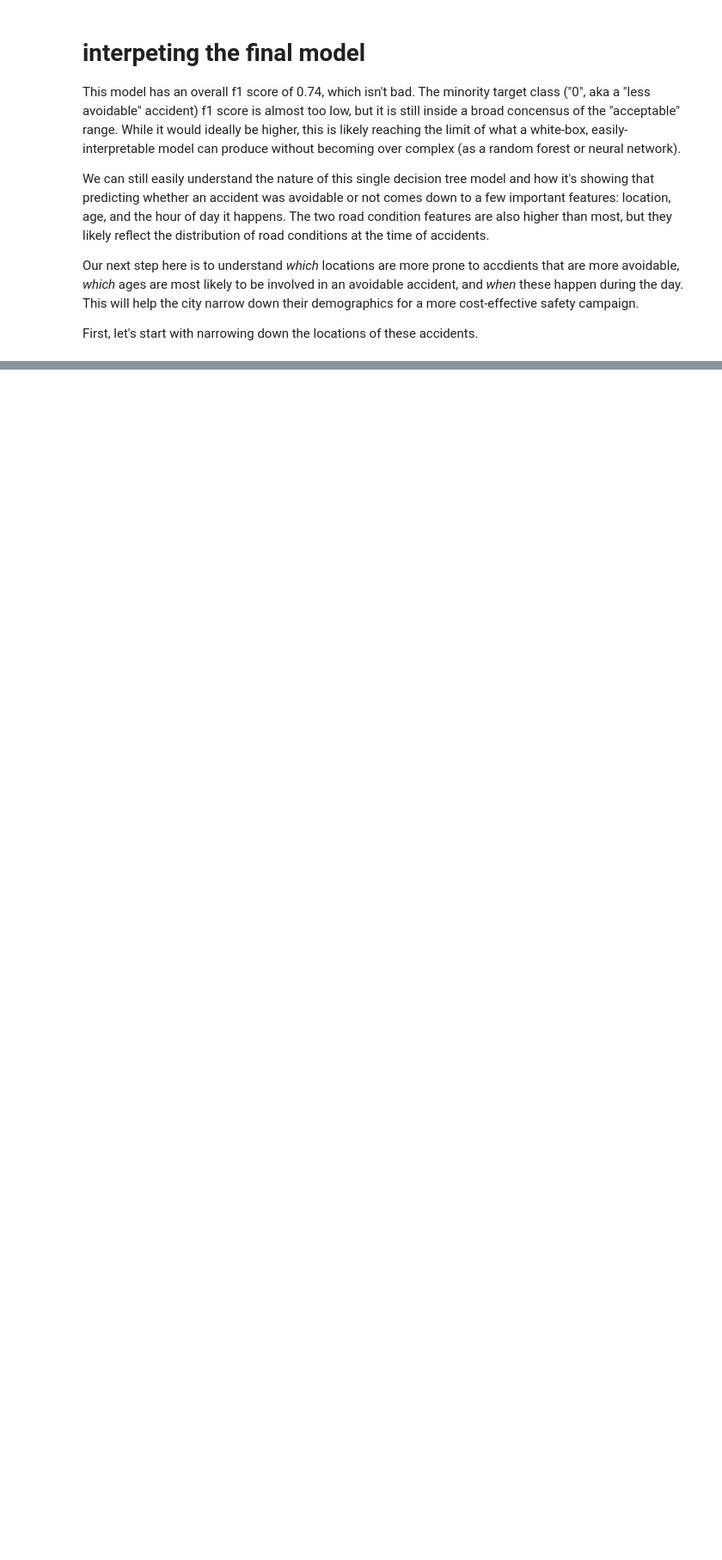
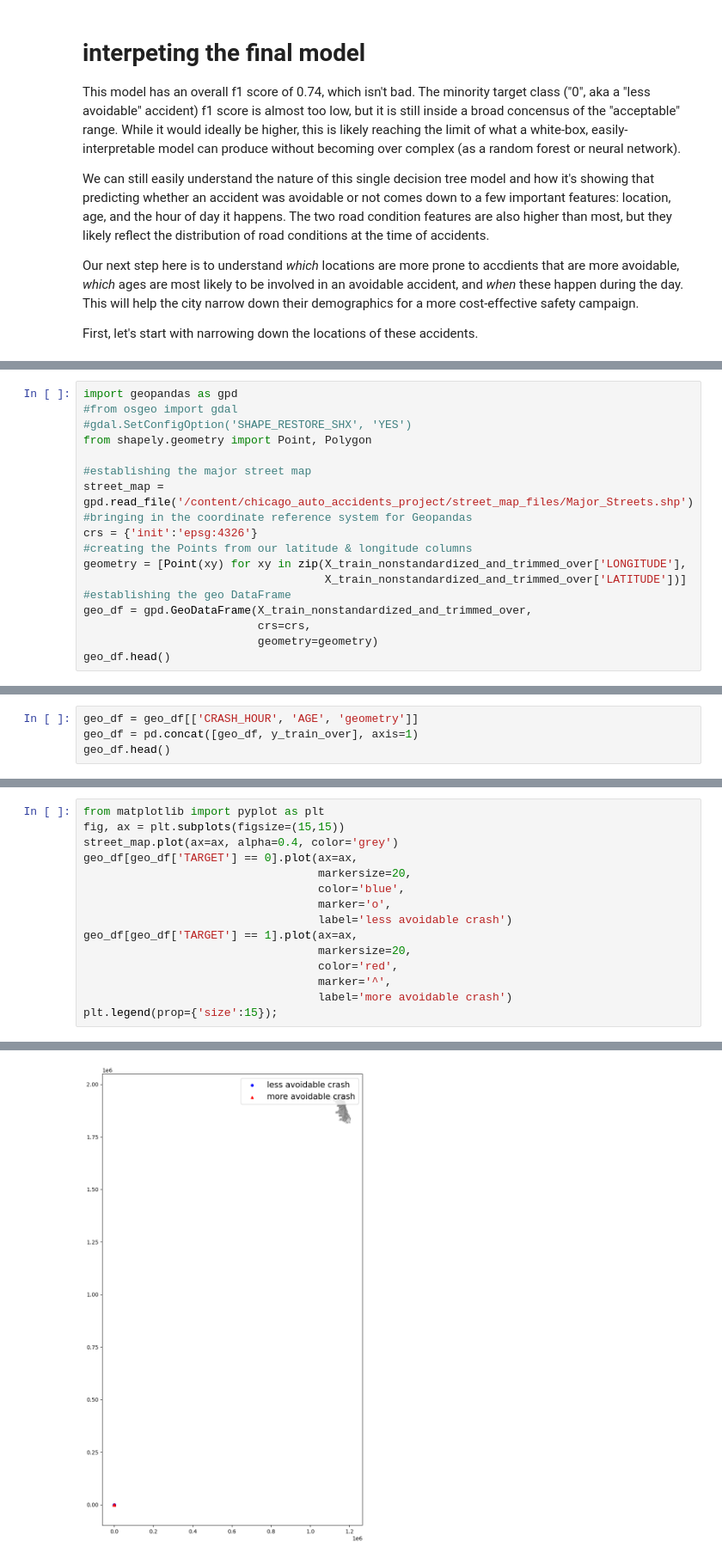
Before and after one commit to joeldmott/chicago_auto_accidents_project, a Jupyter notebook: project_notebook.ipynb, the cells around one changed output, grey strips where cells are left out. Shown at 86% size. Cells and saved outputs as stored; diff of their text form; blank space fills up the shorter version.

Commit message:
got the right kind of map data loaded in but the coordinates are somehow off when I plot them

```diff
--- a/project_notebook.ipynb
+++ b/project_notebook.ipynb
@@ -1665,0 +1617,18 @@ gpd.__version__
+# %%
+import geopandas as gpd
+#from osgeo import gdal
+#gdal.SetConfigOption('SHAPE_RESTORE_SHX', 'YES')
+from shapely.geometry import Point, Polygon
+
+#establishing the major street map
+street_map = gpd.read_file('/content/chicago_auto_accidents_project/street_map_files/Major_Streets.shp')
+#bringing in the coordinate reference system for Geopandas
+crs = {'init':'epsg:4326'}
+#creating the Points from our latitude & longitude columns
+geometry = [Point(xy) for xy in zip(X_train_nonstandardized_and_trimmed_over['LONGITUDE'],
+                                    X_train_nonstandardized_and_trimmed_over['LATITUDE'])]
+#establishing the geo DataFrame
+geo_df = gpd.GeoDataFrame(X_train_nonstandardized_and_trimmed_over,
+                          crs=crs,
+                          geometry=geometry)
+geo_df.head()
@@ -1665,0 +1643,4 @@ gpd.__version__
+# %%
+geo_df = geo_df[['CRASH_HOUR', 'AGE', 'geometry']]
+geo_df = pd.concat([geo_df, y_train_over], axis=1)
+geo_df.head()
@@ -1665,0 +1654,16 @@ gpd.__version__
+# %%
+from matplotlib import pyplot as plt
+fig, ax = plt.subplots(figsize=(15,15))
+street_map.plot(ax=ax, alpha=0.4, color='grey')
+geo_df[geo_df['TARGET'] == 0].plot(ax=ax,
+                                   markersize=20,
+                                   color='blue',
+                                   marker='o',
+                                   label='less avoidable crash')
+geo_df[geo_df['TARGET'] == 1].plot(ax=ax,
+                                   markersize=20,
+                                   color='red',
+                                   marker='^',
+                                   label='more avoidable crash')
+plt.legend(prop={'size':15});
+# %% [output]
@@ -1666,3 +1671,4 @@ gpd.__version__
+[figure, added]
 # %% [markdown]
 # summary
 
```
Also changed, not shown: parts of 15 cells of this notebook.
